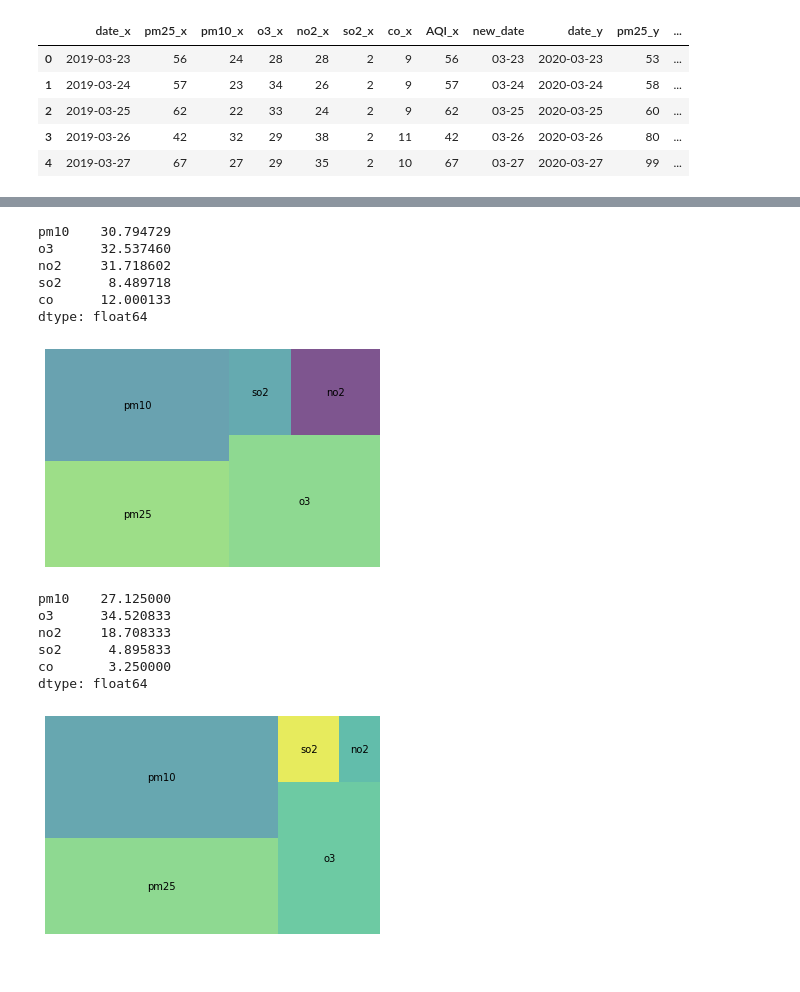
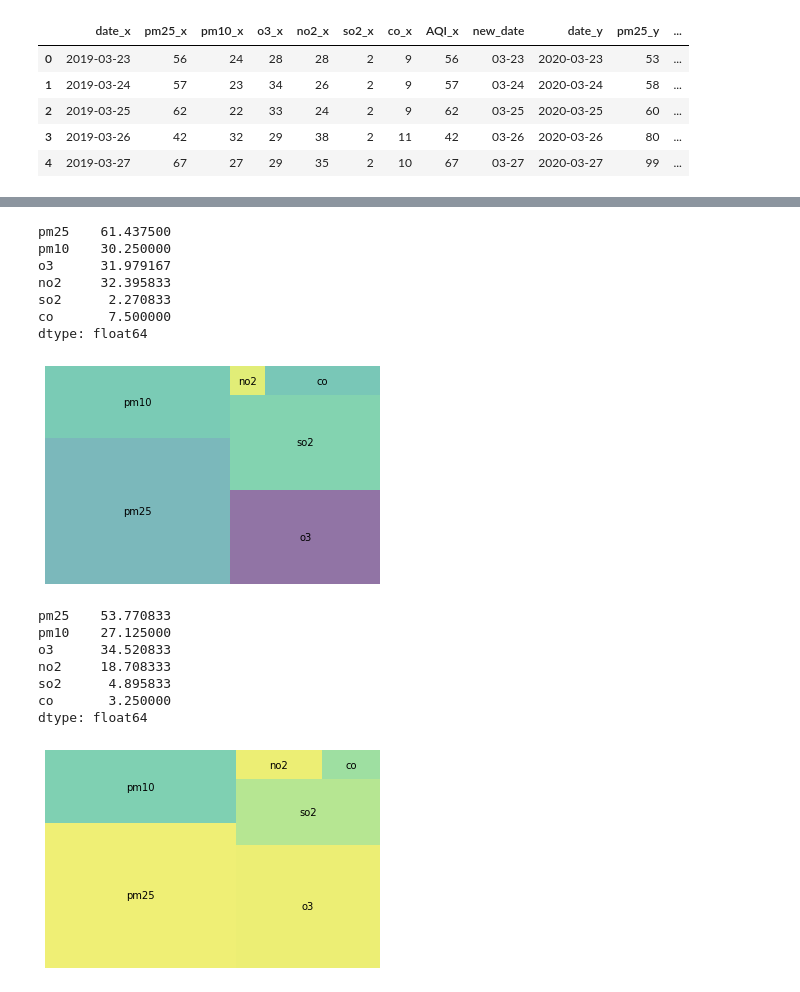
Before and after one commit to HaydenRubin/COVID-19-air-quality-2020, a Jupyter notebook: london_plot.ipynb, the cells around one changed output, grey strips where cells are left out. Drawn from its saved outputs; the diff is of its cells as text; code cells hidden in the pictures.

Commit message:
Add files via upload
updated plots

```diff
--- a/london_plot.ipynb
+++ b/london_plot.ipynb
@@ -673,26 +556,28 @@ plt.show()
 # %%
 # Compute a mean of the pollutants during the same months in 2019 as lockdown period in 2020
 london_2019_mean = london_2019_df.mean()
-london_2019_mean[1:6]
+london_2019_mean[0:6]
 # %% [output]
-pm10    30.794729
-o3      32.537460
-no2     31.718602
-so2      8.489718
-co      12.000133
+pm25    61.437500
+pm10    30.250000
+o3      31.979167
+no2     32.395833
+so2      2.270833
+co       7.500000
 dtype: float64
 # %%
-# Create a treemap for the pollutants for the lockdown period in 2019
-squarify.plot(sizes=london_2019_mean[1:6], label=["pm25", "pm10", "o3", "so2", "no2", "co",], alpha=.7)
+# Create a treemap for the pollutants for the period in 2019
+squarify.plot(sizes=london_2019_mean[0:6], label=["pm25", "pm10", "o3", "so2", "no2", "co",], alpha=.6)
 plt.axis('off')
 plt.show()
 # %% [output]
-[figure, old version]
+[figure, new version]
 # %%
 # Compute a mean of the pollutants during the lockdown period
 london_lockdown_mean = london_lockdown_df.mean()
-london_lockdown_mean[1:6]
+london_lockdown_mean[0:6]
 # %% [output]
+pm25    53.770833
 pm10    27.125000
 o3      34.520833
 no2     18.708333
@@ -701,8 +586,8 @@ co       3.250000
 dtype: float64
 # %%
 # Create a treemap for the pollutants for the lockdown period in 2020
-squarify.plot(sizes=london_lockdown_mean[1:6], label=["pm25", "pm10", "o3", "so2", "no2", "co",], alpha=.7)
+squarify.plot(sizes=london_lockdown_mean[0:6], label=["pm25", "pm10", "o3", "so2", "no2", "co"], alpha=.6)
 plt.axis('off')
 plt.show()
 # %% [output]
-[figure, old version]
+[figure, new version]
```
Also changed, not shown: parts of 29 cells of this notebook.
